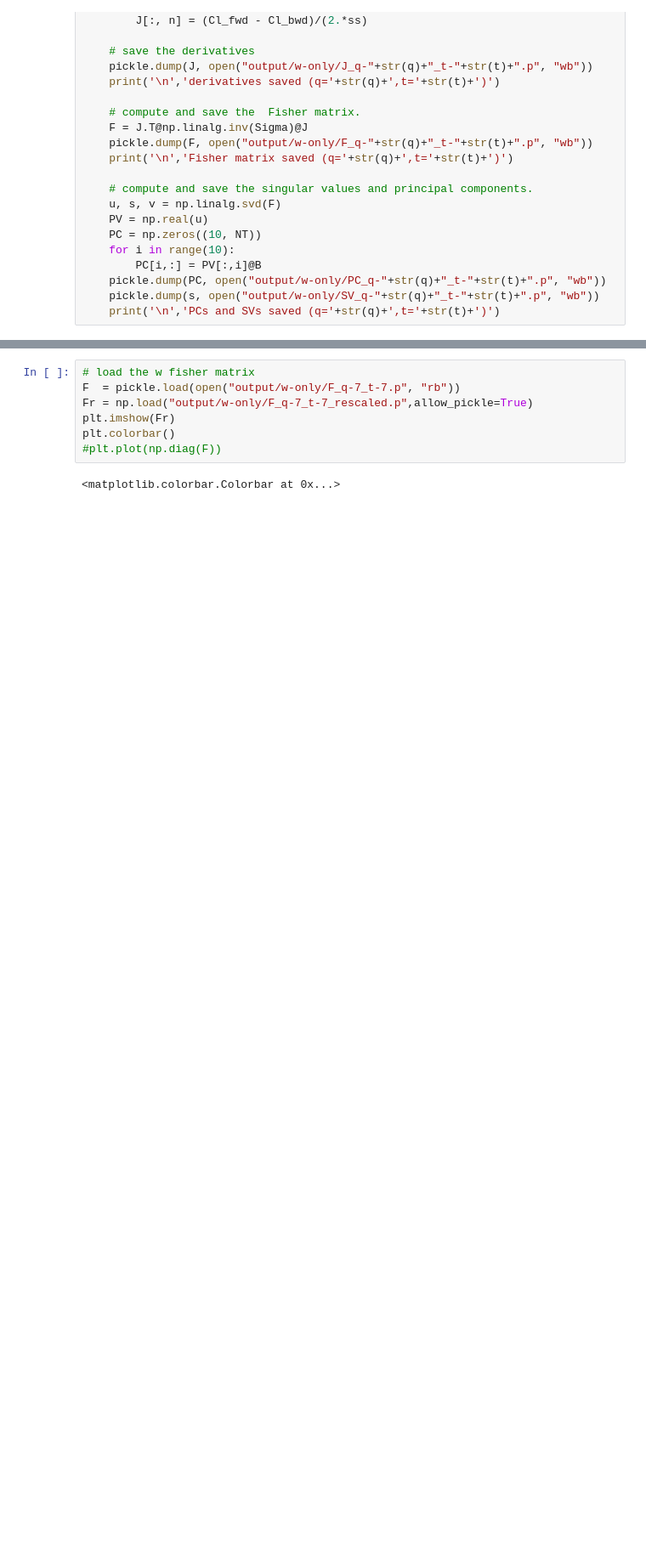
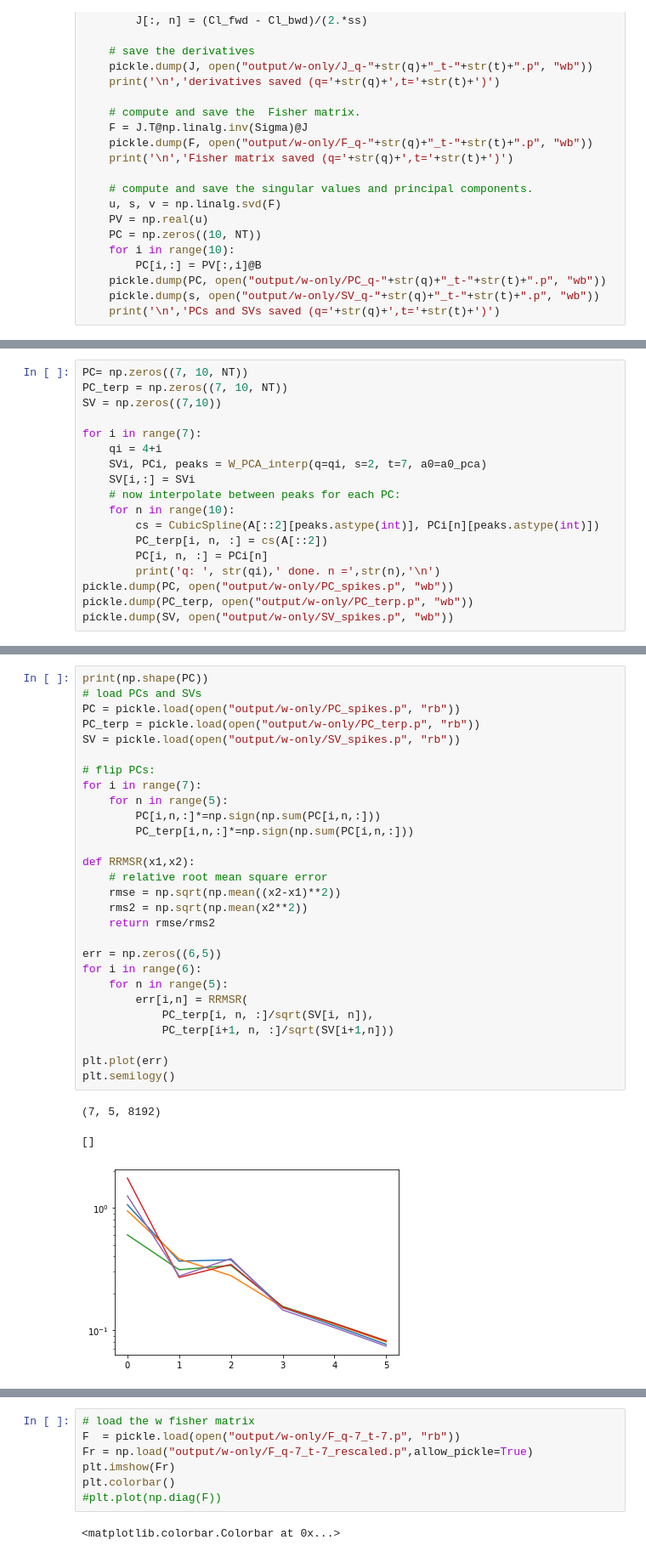
Before and after one commit to aifer4/gdm_pca, a Jupyter notebook: pca.ipynb, the cells around one changed output, grey strips where cells are left out. Shown at 85% size. Saved outputs shown, nothing was run; the diff lists cells and outputs as text; blank space fills up the shorter version.

Commit message:
got interpolated PCA working. worked on Nystrom method

```diff
--- a/pca.ipynb
+++ b/pca.ipynb
@@ -243,0 +263,18 @@ def W_PCA(q, t, a0):
+# %%
+PC= np.zeros((7, 10, NT))
+PC_terp = np.zeros((7, 10, NT))
+SV = np.zeros((7,10))
+
+for i in range(7):
+    qi = 4+i
+    SVi, PCi, peaks = W_PCA_interp(q=qi, s=2, t=7, a0=a0_pca)
+    SV[i,:] = SVi
+    # now interpolate between peaks for each PC:
+    for n in range(10):
+        cs = CubicSpline(A[::2][peaks.astype(int)], PCi[n][peaks.astype(int)])
+        PC_terp[i, n, :] = cs(A[::2])
+        PC[i, n, :] = PCi[n]
+        print('q: ', str(qi),' done. n =',str(n),'\n')
+pickle.dump(PC, open("output/w-only/PC_spikes.p", "wb"))
+pickle.dump(PC_terp, open("output/w-only/PC_terp.p", "wb"))
+pickle.dump(SV, open("output/w-only/SV_spikes.p", "wb"))
@@ -243,0 +299,32 @@ def W_PCA(q, t, a0):
+# %%
+print(np.shape(PC))
+# load PCs and SVs
+PC = pickle.load(open("output/w-only/PC_spikes.p", "rb"))
+PC_terp = pickle.load(open("output/w-only/PC_terp.p", "rb"))
+SV = pickle.load(open("output/w-only/SV_spikes.p", "rb"))
+
+# flip PCs:
+for i in range(7):
+    for n in range(5):
+        PC[i,n,:]*=np.sign(np.sum(PC[i,n,:]))
+        PC_terp[i,n,:]*=np.sign(np.sum(PC[i,n,:]))
+
+def RRMSR(x1,x2):
+    # relative root mean square error
+    rmse = np.sqrt(np.mean((x2-x1)**2))
+    rms2 = np.sqrt(np.mean(x2**2))
+    return rmse/rms2
+
+err = np.zeros((6,5))
+for i in range(6):
+    for n in range(5):
+        err[i,n] = RRMSR(
+            PC_terp[i, n, :]/sqrt(SV[i, n]),
+            PC_terp[i+1, n, :]/sqrt(SV[i+1,n]))
+
+plt.plot(err)
+plt.semilogy()
+# %% [output]
+(7, 5, 8192)
+[]
+[figure, added]
```
Also changed, not shown: parts of 6 cells of this notebook, 8 other files.
